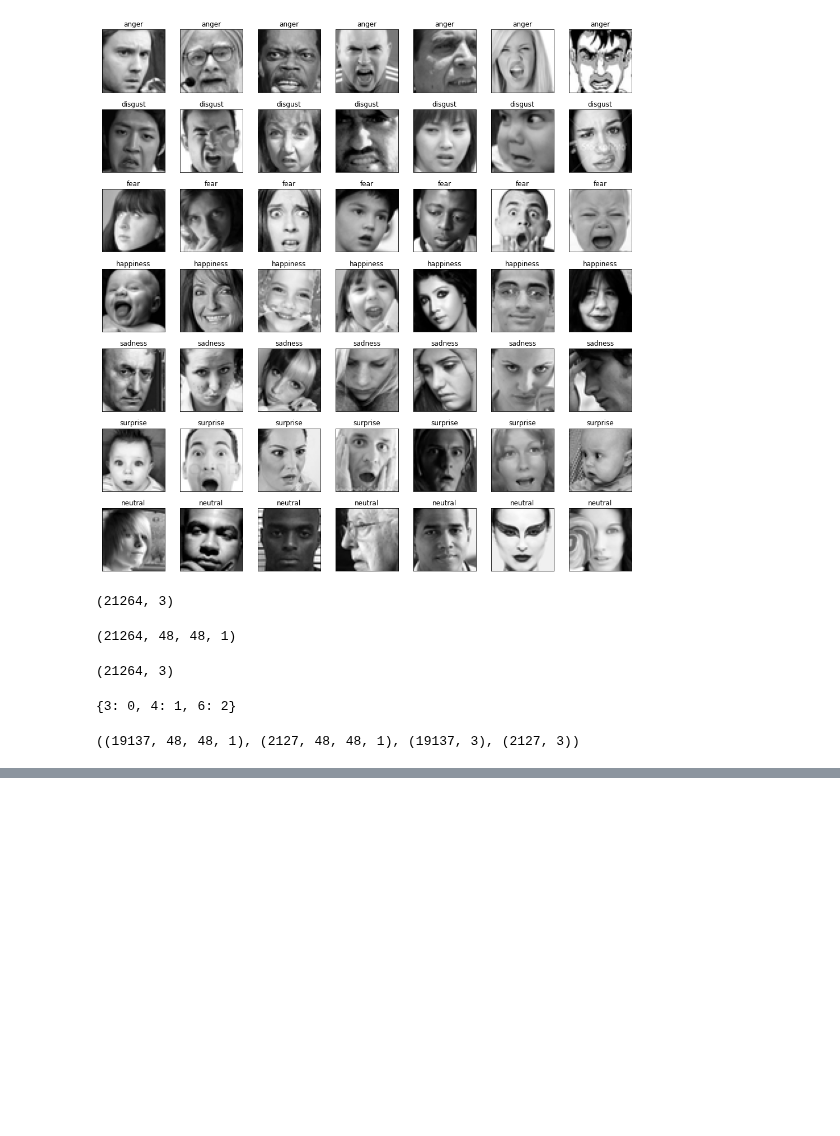
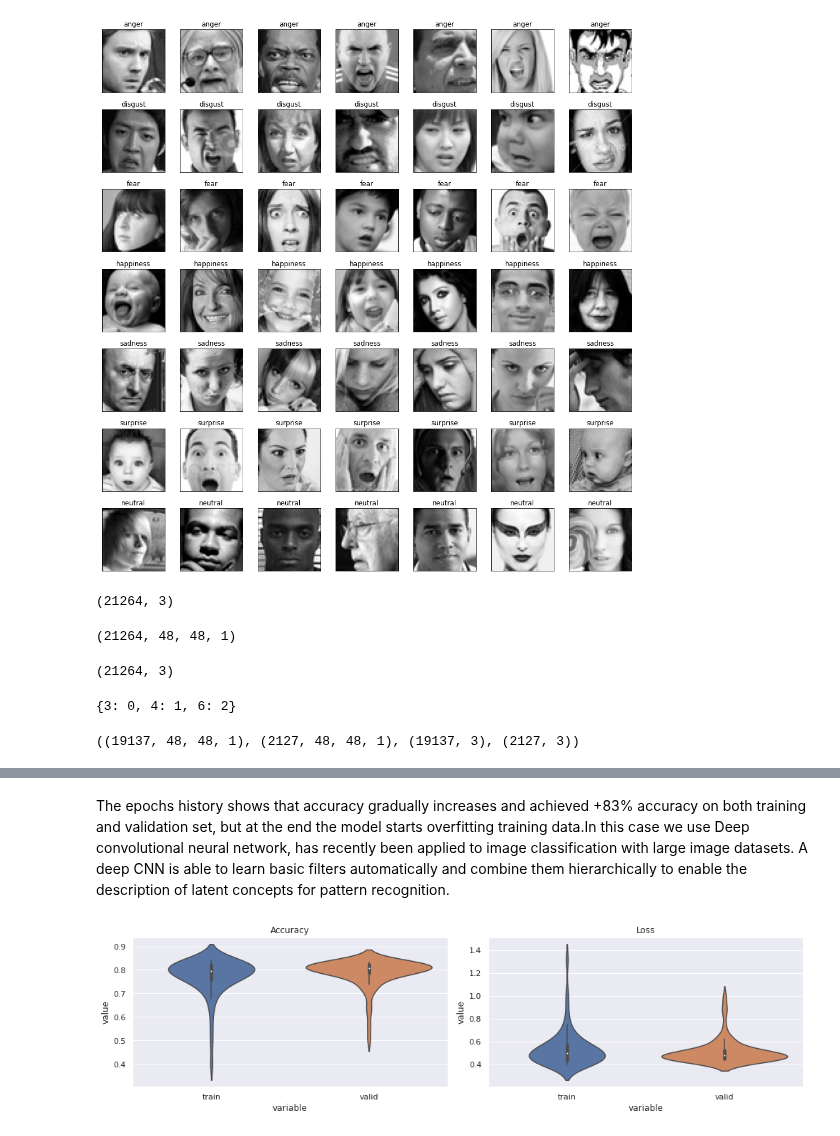
Before and after one commit to Anku0210/Face-emotion-Recognition, a Jupyter notebook: Face_Emotion_Recognition.ipynb, the cells around one changed output, grey strips where cells are left out. Cells and saved outputs as stored; diff of their text form; code cells hidden in the pictures; blank space fills up the shorter version.

```diff
--- a/Face_Emotion_Recognition.ipynb
+++ b/Face_Emotion_Recognition.ipynb
@@ -658,0 +665,21 @@ pyplot.show()
+# %% [markdown]
+The epochs history shows that accuracy gradually increases and achieved +83% accuracy on both training and validation set, but at the end the model starts overfitting training data.In this case we use Deep convolutional neural network, has recently been applied to image classification with large image datasets. A deep CNN is able to learn basic filters automatically and combine them hierarchically to enable the description of latent concepts for pattern recognition.
+# %%
+df_accu = pd.DataFrame({'train': history.history['accuracy'], 'valid': history.history['val_accuracy']})
+df_loss = pd.DataFrame({'train': history.history['loss'], 'valid': history.history['val_loss']})
+
+fig = pyplot.figure(0, (14, 4))
+ax = pyplot.subplot(1, 2, 1)
+sns.violinplot(x="variable", y="value", data=pd.melt(df_accu), showfliers=False)
+pyplot.title('Accuracy')
+pyplot.tight_layout()
+
+ax = pyplot.subplot(1, 2, 2)
+sns.violinplot(x="variable", y="value", data=pd.melt(df_loss), showfliers=False)
+pyplot.title('Loss')
+pyplot.tight_layout()
+
+pyplot.savefig('performance_dist.png')
+pyplot.show()
+# %% [output]
+[figure, added]
```
Also changed, not shown: parts of 12 cells of this notebook.
